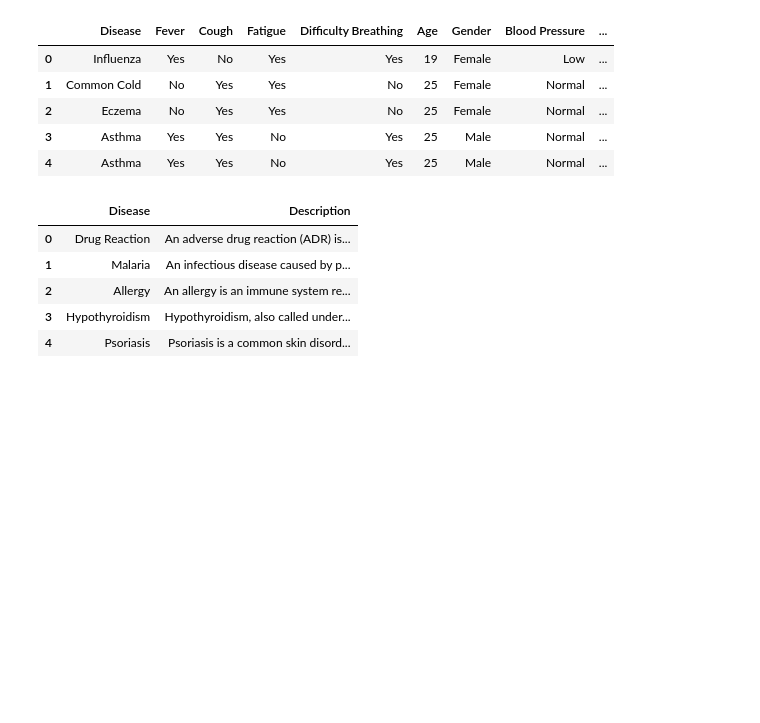
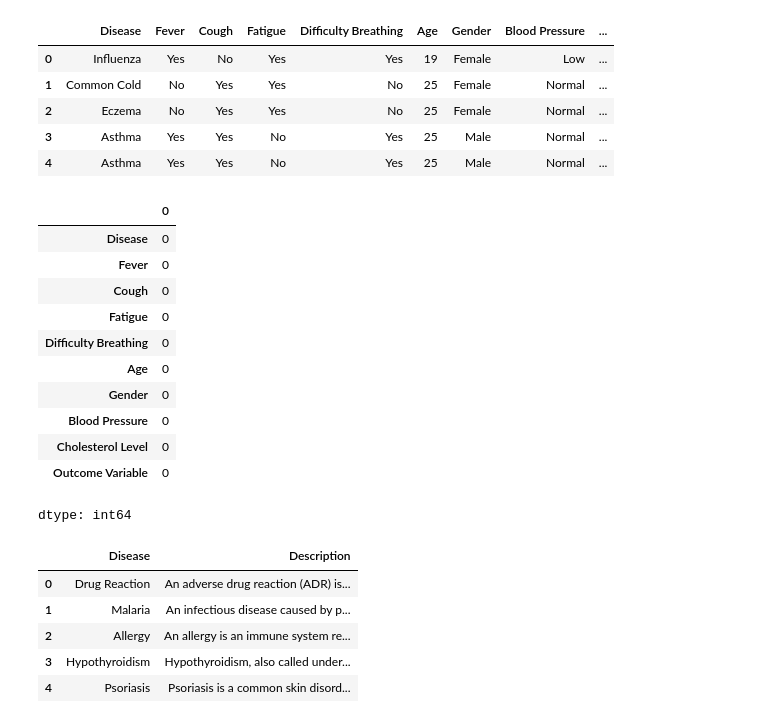
Before and after one commit to raviatkumar/Medical_Chat_Bot, a Jupyter notebook: Medical_ChatBot.ipynb, the cells around one changed output. Saved outputs shown, nothing was run; the diff lists cells and outputs as text; code cells hidden in the pictures; blank space fills up the shorter version.

```diff
--- a/Medical_ChatBot.ipynb
+++ b/Medical_ChatBot.ipynb
@@ -88,6 +88,21 @@ patient_profile_df.head()
 | 2 | Eczema | No | Yes | Yes | No | 25 | Female | Normal | ... |
 | 3 | Asthma | Yes | Yes | No | Yes | 25 | Male | Normal | ... |
 | 4 | Asthma | Yes | Yes | No | Yes | 25 | Male | Normal | ... |
+# %%
+patient_profile_df.isnull().sum()
+# %% [output]
+|  | 0 |
+| Disease | 0 |
+| Fever | 0 |
+| Cough | 0 |
+| Fatigue | 0 |
+| Difficulty Breathing | 0 |
+| Age | 0 |
+| Gender | 0 |
+| Blood Pressure | 0 |
+| Cholesterol Level | 0 |
+| Outcome Variable | 0 |
+dtype: int64
 # %%
 symptom_description_df.head()
 # %% [output]
```
Also changed, not shown: parts of 83 cells of this notebook.
